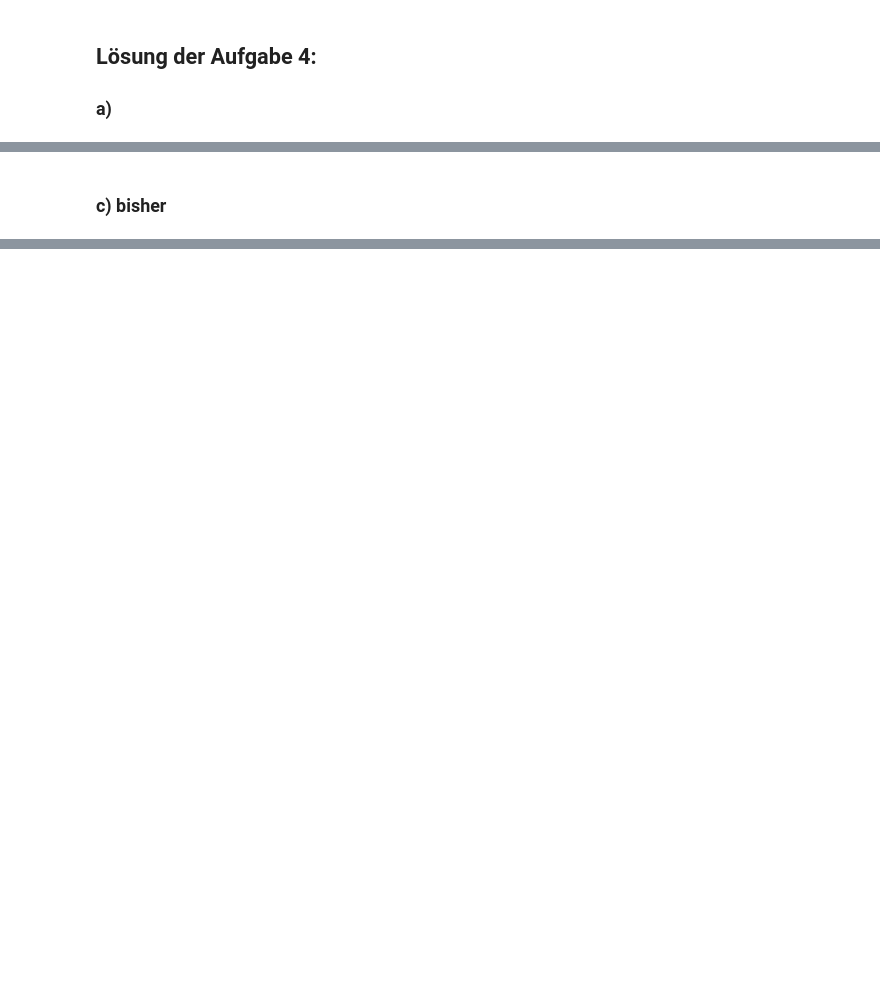
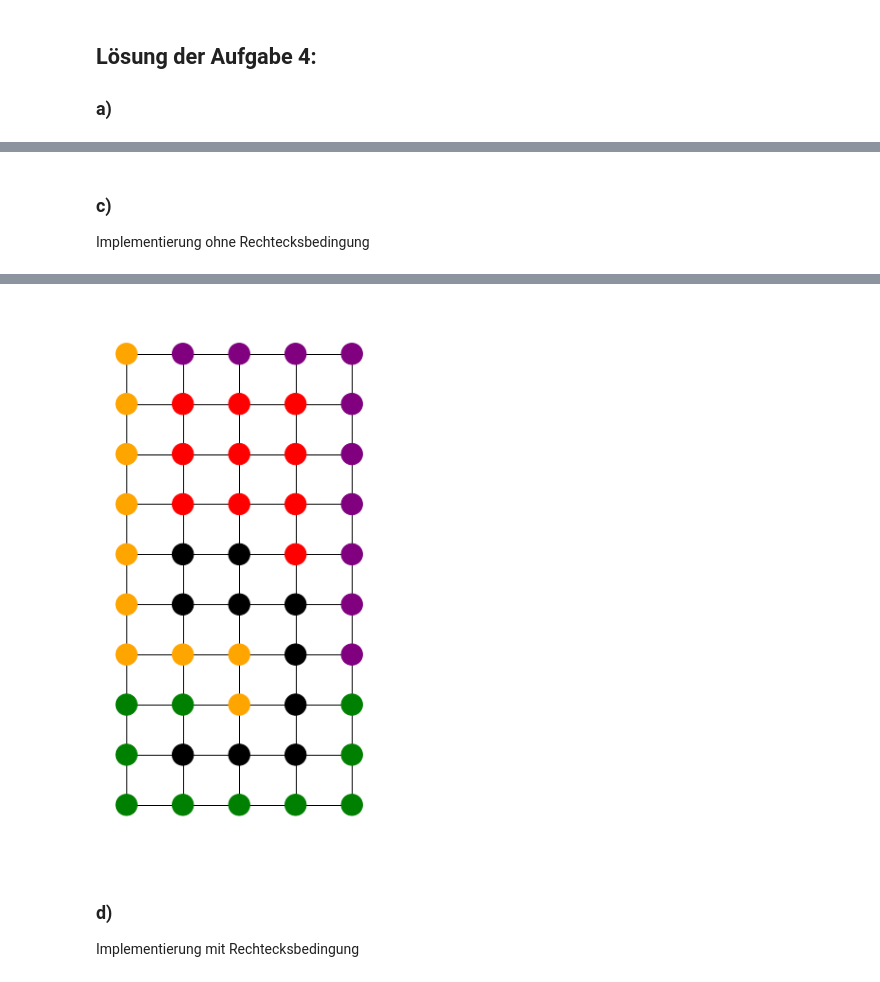
Before and after one commit to nerdfire01/Math_Opt, a Jupyter notebook: Abgabe.ipynb, the cells around one changed output, grey strips where cells are left out. Saved outputs shown, nothing was run; the diff lists cells and outputs as text; code cells hidden in the pictures; blank space fills up the shorter version.

```diff
--- a/Abgabe.ipynb
+++ b/Abgabe.ipynb
@@ -215,5 +223,7 @@ visualize(mapping)
 # %% [markdown]
-### c) bisher
+### c)
+
+Implementierung ohne Rechtecksbedingung
 # %%
 def getNeighbors(row, column):
     neighbor_rows = []
@@ -237,3 +247,70 @@ def getNeighbors(row, column):
         neighbors.append([row, c])
 
     return neighbors
+# %%
+# track Execution time
+t_start=time.time()
+
+# Data Structure
+rows = range(0, 10)
+columns = range(0, 5)
+values = range(0, 5)
+indices = range(0, 10)
+
+# Model declaration
+m = Model(solver_name=solver)
+
+# Decision Variables
+y = {(r,c,v,i): m.add_var(var_type=BINARY) for r in rows for c in columns for v in values for i in indices}
+
+# Constraints
+## Respect inital values
+m += y[7,2,0,0] == 1        # yellow(0) at 22
+m += y[6,4,1,0] == 1        # purple(1) at 43
+m += y[2,2,2,0] == 1        # red(2) at 27
+m += y[7,1,3,0] == 1        # green(3) at 12
+m += y[5,1,4,0] == 1        # black(4) at 14
+
+## one color at each position
+for r in rows:
+    for c in columns:
+        m += xsum(y[r,c,v,i] for v in values for i in indices) == 1
+
+## one point per index per color
+for v in values:
+    for i in indices:
+        m += xsum(y[r,c,v,i] for r in rows for c in columns) == 1
+
+## index 0 and 9 have one neighbor with next or previous index
+## remaining indices have two neighbors with next and previous indices
+for v in values:
+    for r in rows:
+        for c in columns:
+            for i in indices:
+                if i == 0:
+                    m += xsum(y[a,b,v,1] for [a,b] in getNeighbors(r,c)) >= y[r,c,v,i]
+                elif i == 9:
+                    m += xsum(y[a,b,v,8] for [a,b] in getNeighbors(r,c)) >= y[r,c,v,i]
+                else:
+                    m += xsum(y[a,b,v,j] for [a,b] in getNeighbors(r,c) for j in [i+1, i-1]) >= 2*y[r,c,v,i]
+
+
+# Optimize Statement
+print(m.optimize())
+
+# Track and print execution time
+t_end = time.time()
+print(f" Elapsed second for solution with {solver}: {t_end-t_start} seconds." )
+
+
+color_map = np.zeros((10,5))
+
+for r in rows:
+    for c in columns:
+        for v in values:
+            for i in indices:
+                if y[r,c,v,i].x == 1.0:
+                    color_map[r,c] = v
+
+visualize(color_map)
+# %% [output]
@@ -240 +319,6 @@ def getNeighbors(row, column):
+[figure, added]
+# %% [markdown]
+### d)
+
+Implementierung mit Rechtecksbedingung
 # %%
```
Also changed, not shown: parts of 21 cells of this notebook.
